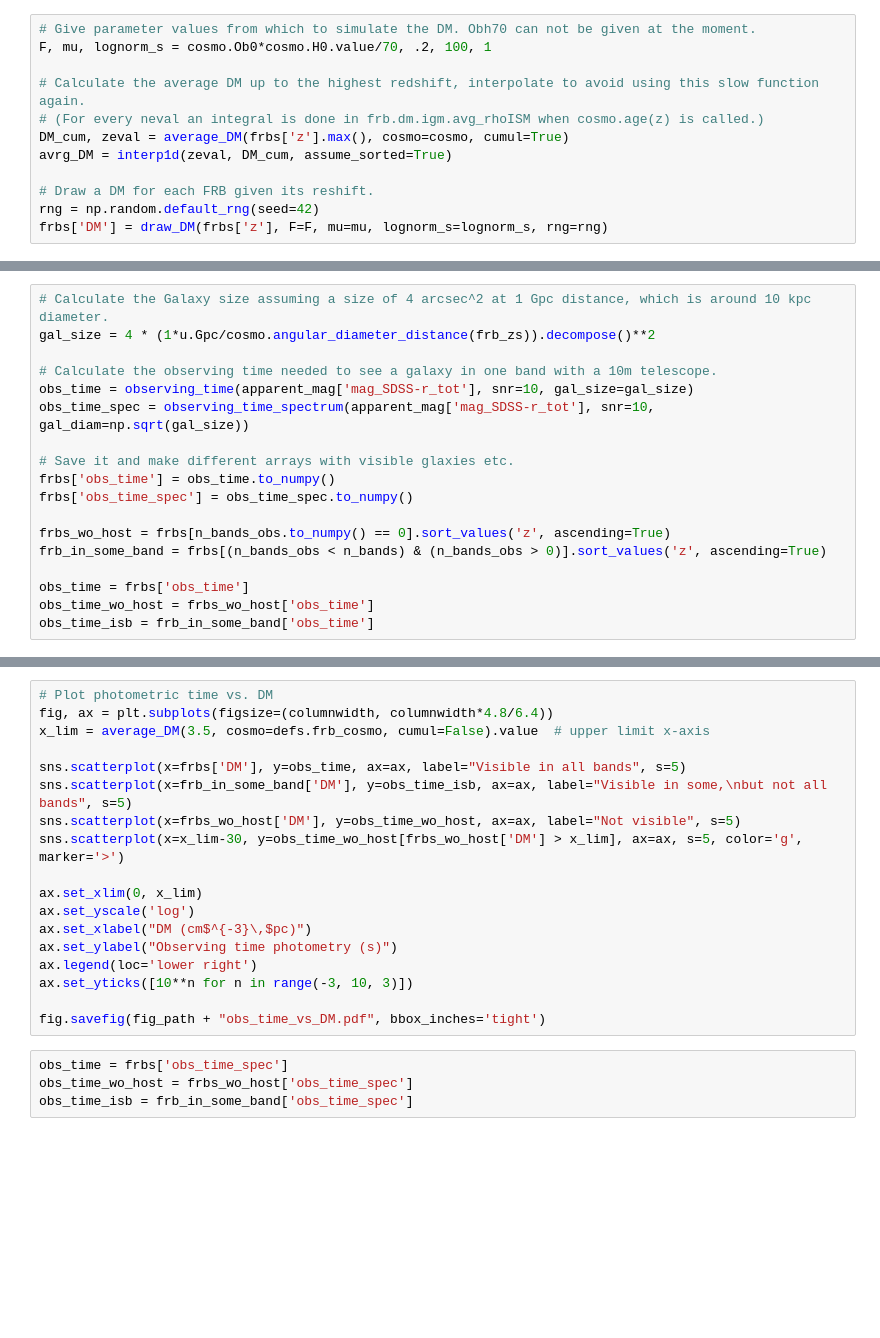
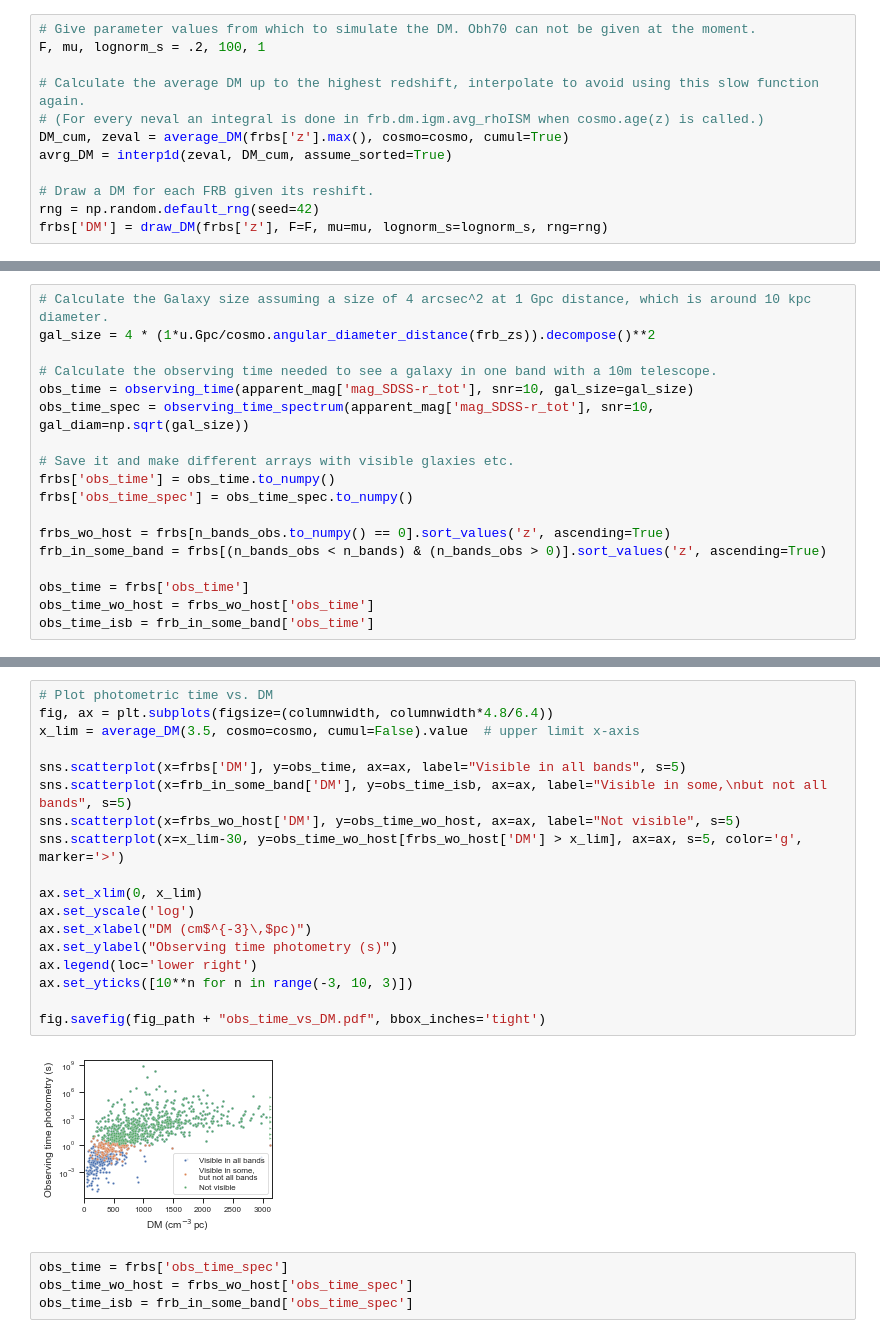
Before and after one commit to JoschaJ/mockFRBhosts, a Jupyter notebook: paper_notebooks/host_follow_up.ipynb, the cells around one changed output, grey strips where cells are left out. Cells and saved outputs as stored; diff of their text form; blank space fills up the shorter version.

```diff
--- a/paper_notebooks/host_follow_up.ipynb
+++ b/paper_notebooks/host_follow_up.ipynb
@@ -149,7 +149,7 @@ frbs['n_bands_DES'] = n_bands_obs_DES.to_numpy()
 #
 # %%
 # Give parameter values from which to simulate the DM. Obh70 can not be given at the moment.
-F, mu, lognorm_s = cosmo.Ob0*cosmo.H0.value/70, .2, 100, 1
+F, mu, lognorm_s = .2, 100, 1
 
 # Calculate the average DM up to the highest redshift, interpolate to avoid using this slow function again.
 # (For every neval an integral is done in frb.dm.igm.avg_rhoISM when cosmo.age(z) is called.)
@@ -233,21 +230,23 @@ fig.savefig(fig_path + "obs_time.pdf", bbox_inches='tight', dpi=300)
 # %%
 # Plot photometric time vs. DM
 fig, ax = plt.subplots(figsize=(columnwidth, columnwidth*4.8/6.4))
-x_lim = average_DM(3.5, cosmo=defs.frb_cosmo, cumul=False).value  # upper limit x-axis
+x_lim = average_DM(3.5, cosmo=cosmo, cumul=False).value  # upper limit x-axis
 
 sns.scatterplot(x=frbs['DM'], y=obs_time, ax=ax, label="Visible in all bands", s=5)
 sns.scatterplot(x=frb_in_some_band['DM'], y=obs_time_isb, ax=ax, label="Visible in some,\nbut not all bands", s=5)
 sns.scatterplot(x=frbs_wo_host['DM'], y=obs_time_wo_host, ax=ax, label="Not visible", s=5)
 sns.scatterplot(x=x_lim-30, y=obs_time_wo_host[frbs_wo_host['DM'] > x_lim], ax=ax, s=5, color='g', marker='>')
 
 ax.set_xlim(0, x_lim)
 ax.set_yscale('log')
 ax.set_xlabel("DM (cm$^{-3}\,$pc)")
 ax.set_ylabel("Observing time photometry (s)")
 ax.legend(loc='lower right')
 ax.set_yticks([10**n for n in range(-3, 10, 3)])
 
 fig.savefig(fig_path + "obs_time_vs_DM.pdf", bbox_inches='tight')
+# %% [output]
+[figure, added]
 # %%
 obs_time = frbs['obs_time_spec']
 obs_time_wo_host = frbs_wo_host['obs_time_spec']
```
Also changed, not shown: parts of 20 cells of this notebook, 4 other files.
